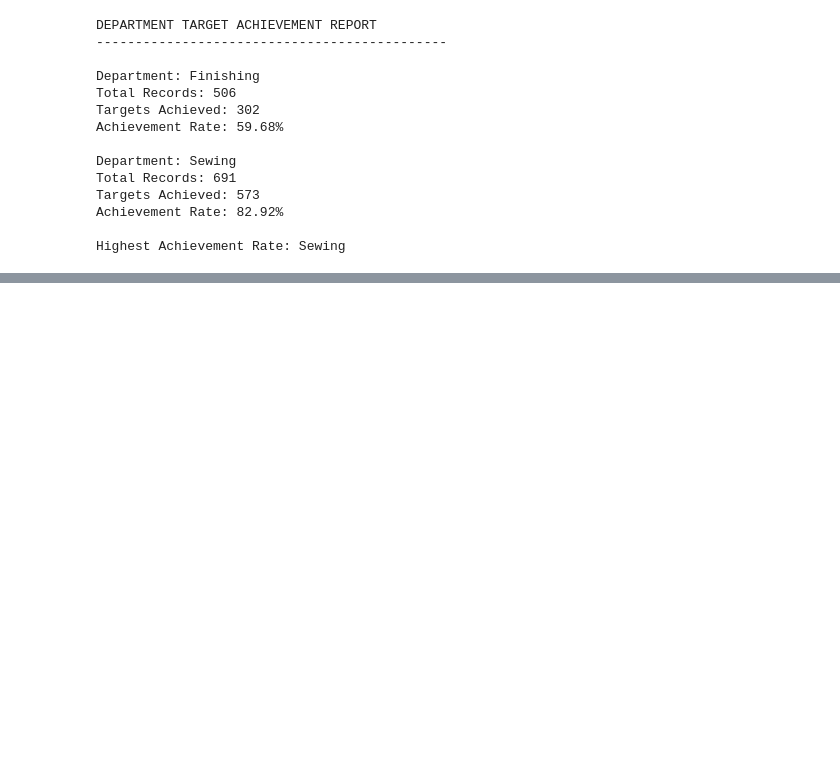
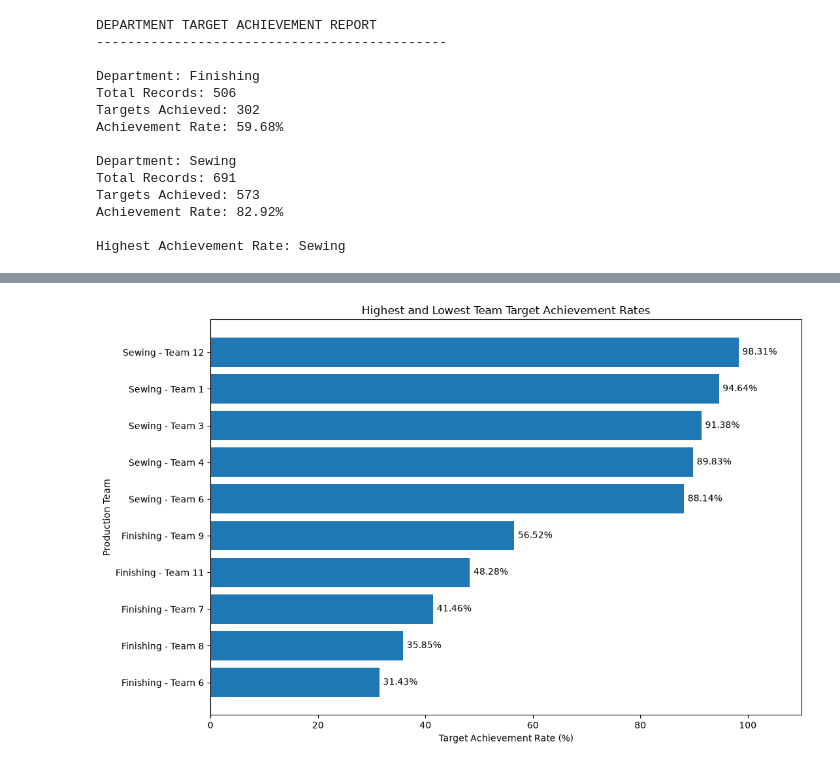
Before and after one commit to Reshmila2002/garment-production-intelligence, a Jupyter notebook: notebooks/02_production_kpi_analysis.ipynb, the cells around one changed output, grey strips where cells are left out. Saved outputs shown, nothing was run; the diff lists cells and outputs as text; code cells hidden in the pictures; blank space fills up the shorter version.

```diff
--- a/notebooks/02_production_kpi_analysis.ipynb
+++ b/notebooks/02_production_kpi_analysis.ipynb
@@ -331,0 +417,12 @@ Highest Achievement Rate: Sewing
+# %%
+
+# Identify teams with the highest target achievement rates
+
+highest_teams = eligible_teams.sort_values(
+    by=["achievement_rate", "productivity_gap_pp"],
+    ascending=[False, False]
+).head(5)
+
+print("Five teams with the highest target achievement rates:")
+
+display(highest_teams.round(2))
@@ -331,0 +447,50 @@ Highest Achievement Rate: Sewing
+# %%
+
+import matplotlib.pyplot as plt
+
+# Combine the five highest and lowest ranked teams
+comparison = pd.concat(
+    [highest_teams, lowest_teams]
+).drop_duplicates(subset=["department", "team"])
+
+# Create readable labels
+comparison["team_label"] = (
+    comparison["department"].str.title()
+    + " - Team "
+    + comparison["team"].astype(str)
+)
+
+# Sort by target achievement rate
+comparison = comparison.sort_values(
+    "achievement_rate",
+    ascending=True
+)
+
+# Create horizontal bar chart
+fig, ax = plt.subplots(figsize=(11, 7))
+
+bars = ax.barh(
+    comparison["team_label"],
+    comparison["achievement_rate"]
+)
+
+# Add percentage labels
+ax.bar_label(
+    bars,
+    fmt="%.2f%%",
+    padding=4
+)
+
+ax.set_title(
+    "Highest and Lowest Team Target Achievement Rates"
+)
+
+ax.set_xlabel("Target Achievement Rate (%)")
+ax.set_ylabel("Production Team")
+
+ax.set_xlim(0, 110)
+
+plt.tight_layout()
+plt.show()
+# %% [output]
+[figure, added]
```
Also changed, not shown: parts of 6 cells of this notebook.
